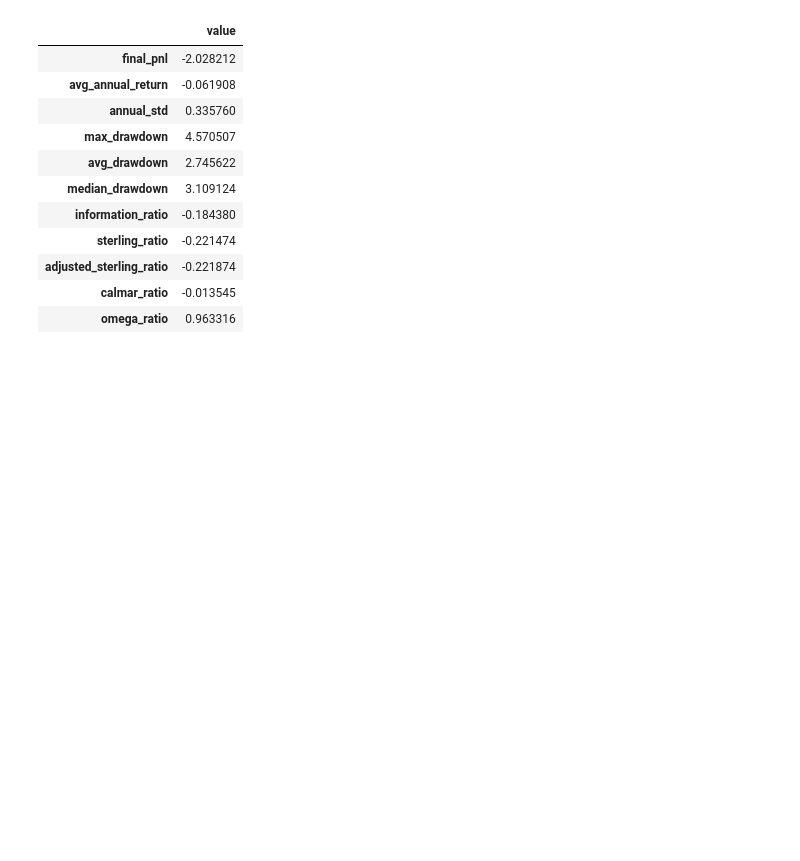
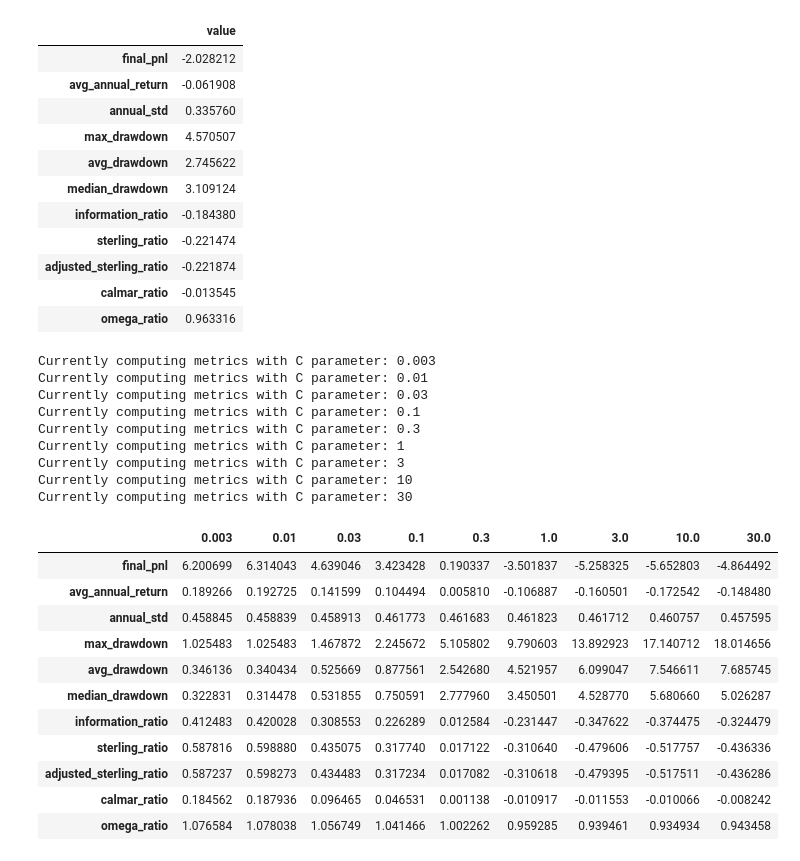
Before and after one commit to DannyZuko/machine-learning, a Jupyter notebook: projects/capstone/notebook.ipynb, the cells around one changed output. Cells and saved outputs as stored; diff of their text form; code cells hidden in the pictures; blank space fills up the shorter version.

```diff
--- a/projects/capstone/notebook.ipynb
+++ b/projects/capstone/notebook.ipynb
@@ -732,3 +732,39 @@ display(evaluate(pnl_ensemble))
 | adjusted_sterling_ratio | -0.221874 |
 | calmar_ratio | -0.013545 |
 | omega_ratio | 0.963316 |
+# %%
+Cs = [0.003, 0.01, 0.03, 0.1, 0.3, 1, 3, 10, 30]
+grid_search_result = pd.DataFrame(index=evaluate(pnl_lr).index,
+                                  columns=Cs)
+
+for i, C in enumerate(Cs):
+    print "Currently computing metrics with C parameter: {}".format(C)
+    accuracy_lr, pnl_lr = run_model(linear_model.LogisticRegression(C=C),
+                                    scaled_X_trains,
+                                    scaled_X_tests,
+                                    labels)
+    grid_search_result.iloc[:, i] = evaluate(pnl_lr).values
+
+display(grid_search_result)
+# %% [output]
+Currently computing metrics with C parameter: 0.003
+Currently computing metrics with C parameter: 0.01
+Currently computing metrics with C parameter: 0.03
+Currently computing metrics with C parameter: 0.1
+Currently computing metrics with C parameter: 0.3
+Currently computing metrics with C parameter: 1
+Currently computing metrics with C parameter: 3
+Currently computing metrics with C parameter: 10
+Currently computing metrics with C parameter: 30
+|  | 0.003 | 0.01 | 0.03 | 0.1 | 0.3 | 1.0 | 3.0 | 10.0 | 30.0 |
+| final_pnl | 6.200699 | 6.314043 | 4.639046 | 3.423428 | 0.190337 | -3.501837 | -5.258325 | -5.652803 | -4.864492 |
+| avg_annual_return | 0.189266 | 0.192725 | 0.141599 | 0.104494 | 0.005810 | -0.106887 | -0.160501 | -0.172542 | -0.148480 |
+| annual_std | 0.458845 | 0.458839 | 0.458913 | 0.461773 | 0.461683 | 0.461823 | 0.461712 | 0.460757 | 0.457595 |
+| max_drawdown | 1.025483 | 1.025483 | 1.467872 | 2.245672 | 5.105802 | 9.790603 | 13.892923 | 17.140712 | 18.014656 |
+| avg_drawdown | 0.346136 | 0.340434 | 0.525669 | 0.877561 | 2.542680 | 4.521957 | 6.099047 | 7.546611 | 7.685745 |
+| median_drawdown | 0.322831 | 0.314478 | 0.531855 | 0.750591 | 2.777960 | 3.450501 | 4.528770 | 5.680660 | 5.026287 |
+| information_ratio | 0.412483 | 0.420028 | 0.308553 | 0.226289 | 0.012584 | -0.231447 | -0.347622 | -0.374475 | -0.324479 |
+| sterling_ratio | 0.587816 | 0.598880 | 0.435075 | 0.317740 | 0.017122 | -0.310640 | -0.479606 | -0.517757 | -0.436336 |
+| adjusted_sterling_ratio | 0.587237 | 0.598273 | 0.434483 | 0.317234 | 0.017082 | -0.310618 | -0.479395 | -0.517511 | -0.436286 |
+| calmar_ratio | 0.184562 | 0.187936 | 0.096465 | 0.046531 | 0.001138 | -0.010917 | -0.011553 | -0.010066 | -0.008242 |
+| omega_ratio | 1.076584 | 1.078038 | 1.056749 | 1.041466 | 1.002262 | 0.959285 | 0.939461 | 0.934934 | 0.943458 |
```
Also changed, not shown: parts of 5 cells of this notebook.
